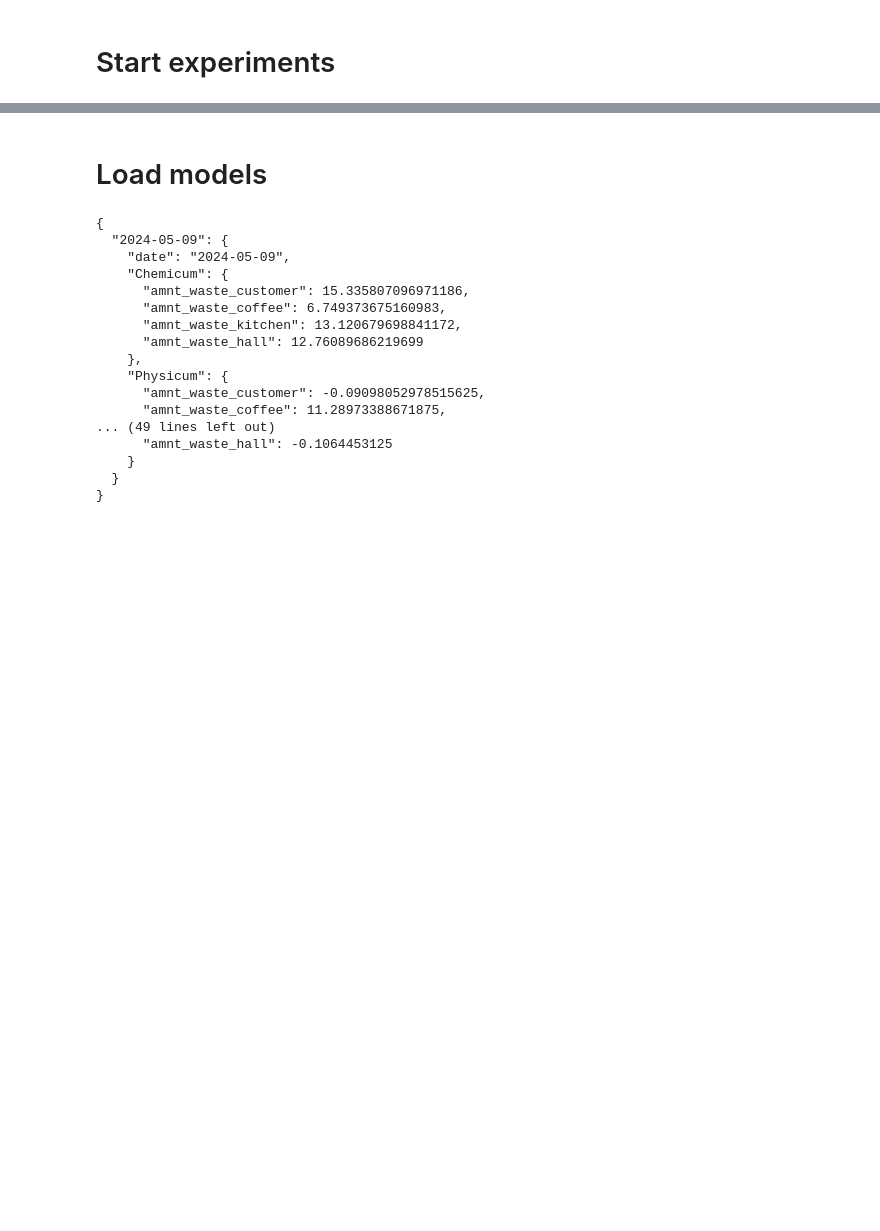
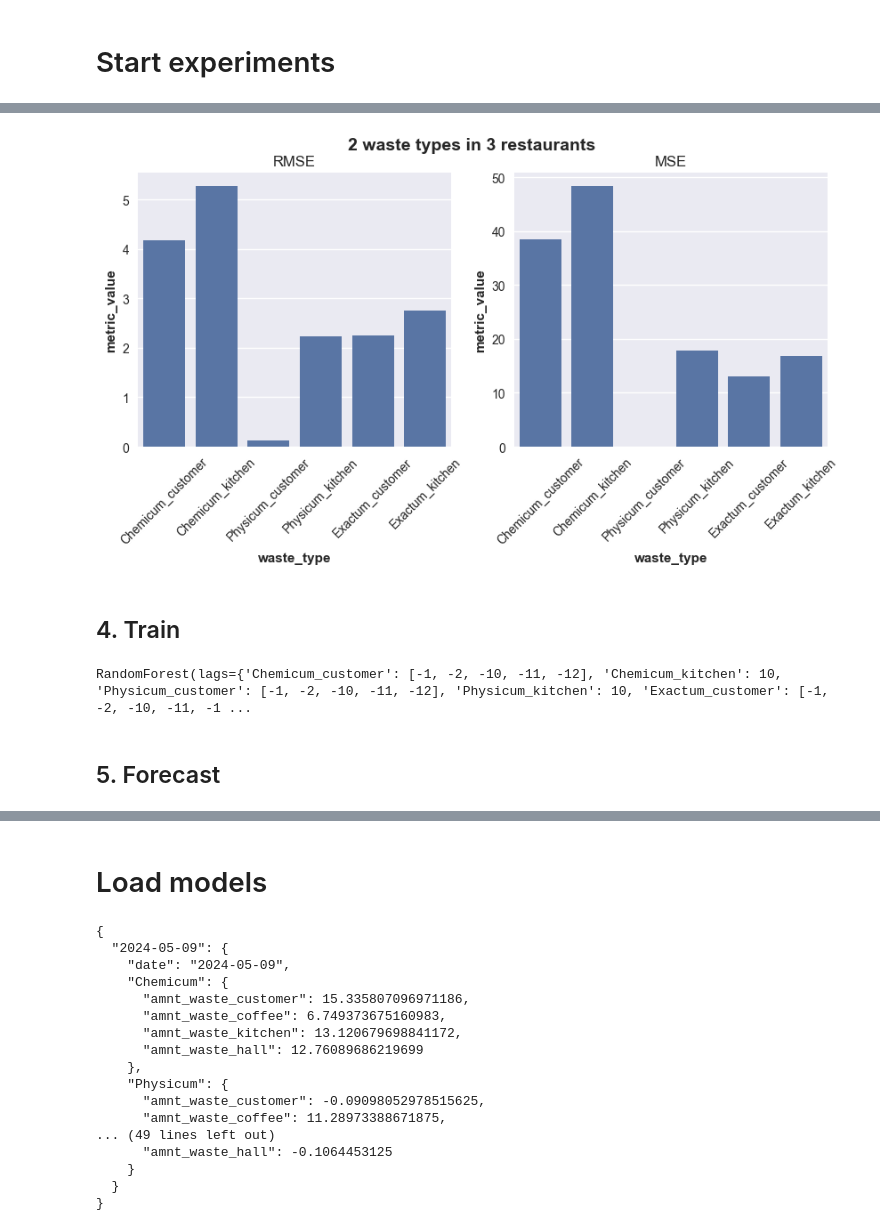
Before and after one commit to Food-Waste-Optimization/Food-Waste-Optimization, a Jupyter notebook: experiments_hoangle/forecast_biowaste.ipynb, the cells around one changed output, grey strips where cells are left out. Drawn from its saved outputs; the diff is of its cells as text; code cells hidden in the pictures; blank space fills up the shorter version.

Commit message:
Finish predictive model for biowaste and num_receipts

```diff
--- a/experiments_hoangle/forecast_biowaste.ipynb
+++ b/experiments_hoangle/forecast_biowaste.ipynb
@@ -1031,8 +39,0 @@ array([ 4.56478866, 31.7473931 ])
-# %%
-s_test_pred = model.predict(len(s_test))
-
-fig = plt.figure(figsize=(8, 6))
-ax = fig.add_subplot(111)
-
-s_test.plot(ax=ax, label='test_gt')
-s_test_pred.plot(ax=ax, label='test_pred')
@@ -1041,0 +203,12 @@ s_test_pred.plot(ax=ax, label='test_pred')
+# %%
+rmse_bt, mse_bt = model.backtest(
+    series_tgt,
+    future_covariates=series_cov,
+    forecast_horizon=FORECAST_HORIZON,
+    metric=[metrics.rmse, metrics.mse],
+    metric_kwargs={'component_reduction': None},
+    verbose=True,
+).tolist()
+
+print(rmse_bt)
+print(mse_bt)
@@ -1041,0 +219,43 @@ s_test_pred.plot(ax=ax, label='test_pred')
+# %%
+backtest_metrics = []
+
+for val, component in zip(rmse_bt, series_tgt.components):
+    backtest_metrics.append({
+        'metric': 'RMSE',
+        'waste_type': component,
+        'metric_value': val
+    })
+
+for val, component in zip(mse_bt, series_tgt.components):
+    backtest_metrics.append({
+        'metric': 'MSE',
+        'waste_type': component,
+        'metric_value': val
+    })
+
+df_metrics = pd.DataFrame.from_records(backtest_metrics)
+
+# Plot bar plot
+fig = plt.figure(figsize=(10, 4))
+fig.suptitle("2 waste types in 3 restaurants", fontweight='bold', fontsize=14)
+
+for i, metric in enumerate(df_metrics['metric'].unique()):
+    df_metric = df_metrics[df_metrics['metric'] == metric]
+
+    ax = fig.add_subplot(1, 2, i+1)
+    sns.barplot(df_metric, x='waste_type', y='metric_value', ax=ax)
+    ax.set_title(metric.upper())
+    ax.tick_params(axis='x', labelrotation = 45)
+# %% [output]
+[figure, added]
+# %% [markdown]
+## 4. Train
+# %%
+model.fit(
+    series_tgt,
+    future_covariates=series_cov
+)
+# %% [output]
+RandomForest(lags={'Chemicum_customer': [-1, -2, -10, -11, -12], 'Chemicum_kitchen': 10, 'Physicum_customer': [-1, -2, -10, -11, -12], 'Physicum_kitchen': 10, 'Exactum_customer': [-1, -2, -10, -11, -1 ...
+# %% [markdown]
+## 5. Forecast
```
Also changed, not shown: parts of 68 cells of this notebook, 1 other file.
